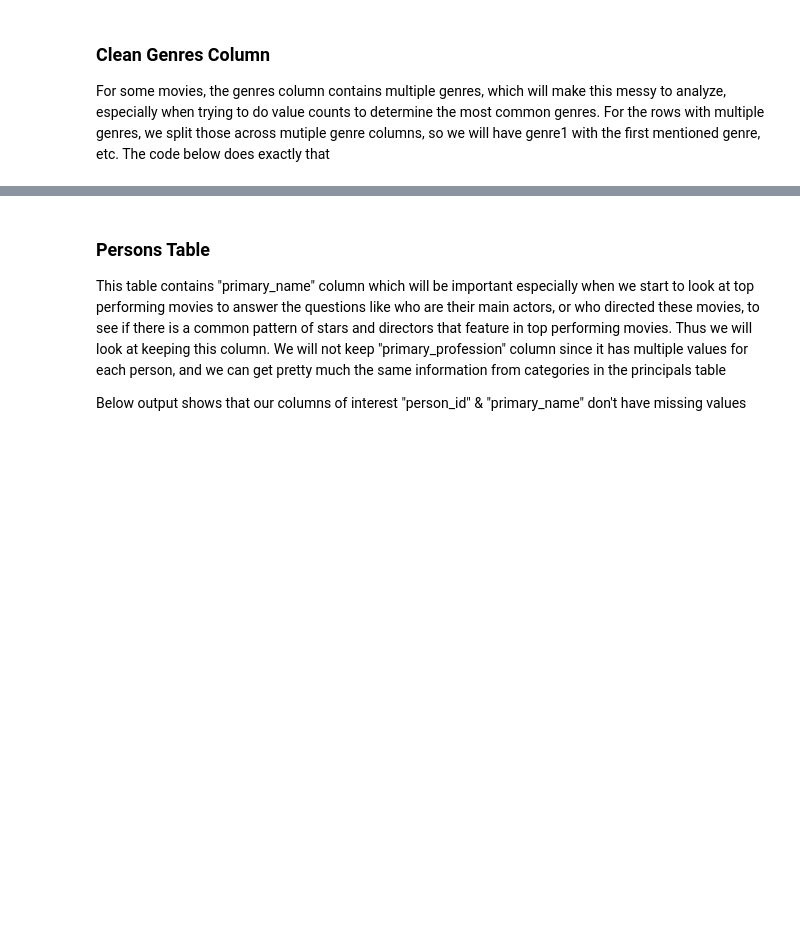
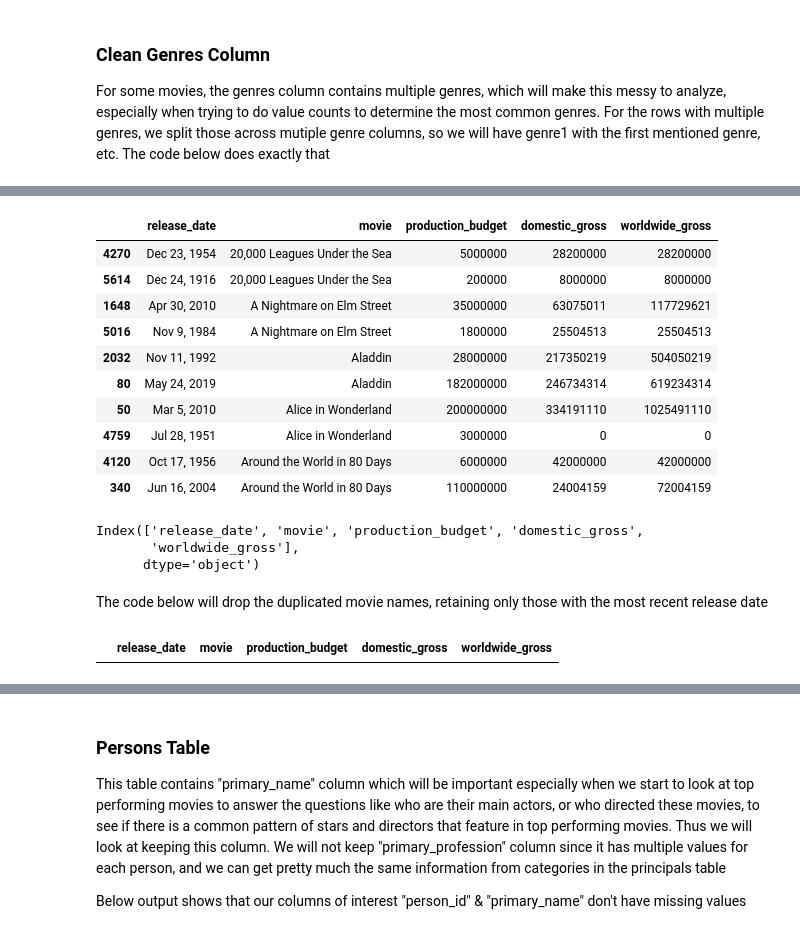
Before and after one commit to paddyokore/sql-reforestration, a Jupyter notebook: box-office-data_cleaning_eda.ipynb, the cells around one changed output, grey strips where cells are left out. Cells and saved outputs as stored; diff of their text form; code cells hidden in the pictures; blank space fills up the shorter version.

```diff
--- a/box-office-data_cleaning_eda.ipynb
+++ b/box-office-data_cleaning_eda.ipynb
@@ -656,0 +519,4 @@ dtype: int64
+# %%
+# drop id column as it has no value
+df_budgets_tn.drop('id', axis=1, inplace=True)
+df_budgets_tn.columns
@@ -656,0 +530,43 @@ dtype: int64
+# %%
+df_budgets_tn[df_budgets_tn.movie.duplicated(
+                keep=False)].sort_values(by='movie', key=lambda x: x.str.lower()).head(10)
+# %% [output]
+|  | release_date | movie | production_budget | domestic_gross | worldwide_gross |
+| 4270 | Dec 23, 1954 | 20,000 Leagues Under the Sea | 5000000 | 28200000 | 28200000 |
+| 5614 | Dec 24, 1916 | 20,000 Leagues Under the Sea | 200000 | 8000000 | 8000000 |
+| 1648 | Apr 30, 2010 | A Nightmare on Elm Street | 35000000 | 63075011 | 117729621 |
+| 5016 | Nov 9, 1984 | A Nightmare on Elm Street | 1800000 | 25504513 | 25504513 |
+| 2032 | Nov 11, 1992 | Aladdin | 28000000 | 217350219 | 504050219 |
+| 80 | May 24, 2019 | Aladdin | 182000000 | 246734314 | 619234314 |
+| 50 | Mar 5, 2010 | Alice in Wonderland | 200000000 | 334191110 | 1025491110 |
+| 4759 | Jul 28, 1951 | Alice in Wonderland | 3000000 | 0 | 0 |
+| 4120 | Oct 17, 1956 | Around the World in 80 Days | 6000000 | 42000000 | 42000000 |
+| 340 | Jun 16, 2004 | Around the World in 80 Days | 110000000 | 24004159 | 72004159 |
+# %%
+# drop id column as it has no value
+df_budgets_tn.drop('id', axis=1, inplace=True)
+df_budgets_tn.columns
+# %% [output]
+Index(['release_date', 'movie', 'production_budget', 'domestic_gross',
+       'worldwide_gross'],
+      dtype='object')
+# %% [markdown]
+The code below will drop the duplicated movie names, retaining only those with the most recent release date
+# %%
+# Convert the 'release_date' column to a datetime format
+df_budgets_tn['release_date'] = pd.to_datetime(df_budgets_tn['release_date'])
+
+# Sort the DataFrame by the 'release_date' column in descending order
+df_budgets_tn = df_budgets_tn.sort_values(by=['release_date'], ascending=False)
+
+# Drop duplicates on the 'movie' column, keeping the first occurrence
+df_budgets_tn = df_budgets_tn.drop_duplicates(subset='movie', keep='first')
+
+# Reset the index of the DataFrame
+df_budgets_tn = df_budgets_tn.reset_index(drop=True)
+
+# Recheck the data for duplicated movie names
+df_budgets_tn[df_budgets_tn.movie.duplicated(
+                keep=False)].sort_values(by='movie', key=lambda x: x.str.lower()).head(10)
+# %% [output]
+|  | release_date | movie | production_budget | domestic_gross | worldwide_gross |
```
Also changed, not shown: parts of 52 cells of this notebook.
